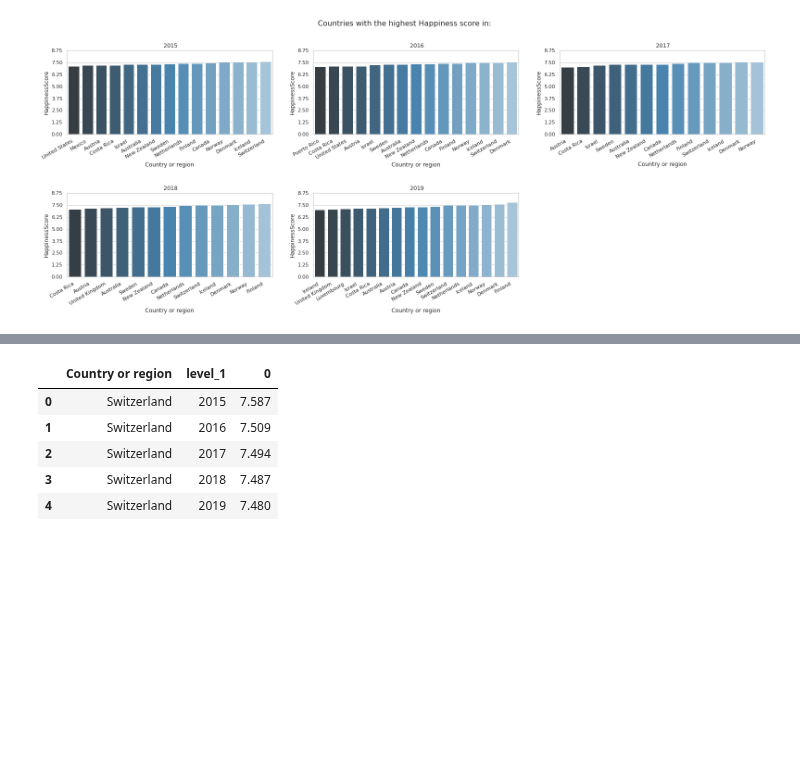
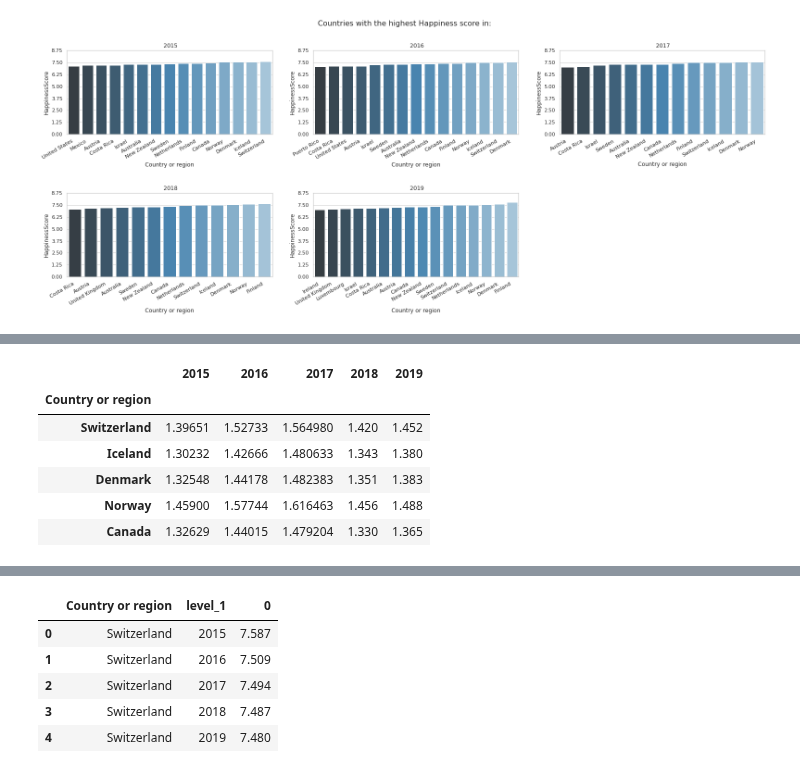
Before and after one commit to ArminD93/WorldHappinessReport, a Jupyter notebook: WorldHappinessReport_podsumowanie.ipynb, the cells around one changed output, grey strips where cells are left out. Saved outputs shown, nothing was run; the diff lists cells and outputs as text; code cells hidden in the pictures; blank space fills up the shorter version.

```diff
--- a/WorldHappinessReport_podsumowanie.ipynb
+++ b/WorldHappinessReport_podsumowanie.ipynb
@@ -298,0 +266,40 @@ happinessAllYears.shape
+# %%
+economy_report2015 = create_report_for_one_feature(report2015, 'Country or region', 'Economy')
+economy_report2016 = create_report_for_one_feature(report2016, 'Country or region', 'Economy')
+economy_report2017 = create_report_for_one_feature(report2017, 'Country or region', 'Economy')
+economy_report2018 = create_report_for_one_feature(report2018, 'Country or region', 'Economy')
+economy_report2019 = create_report_for_one_feature(report2019, 'Country or region', 'Economy')
+
+economy_AllYears = create_ALLYears_report(economy_report2015, economy_report2016, economy_report2017, economy_report2018, economy_report2019, merge_on='Country or region')
+
+healthy_report2015 = create_report_for_one_feature(report2015, 'Country or region', 'Healthy_life_expectancy')
+healthy_report2016 = create_report_for_one_feature(report2016, 'Country or region', 'Healthy_life_expectancy')
+healthy_report2017 = create_report_for_one_feature(report2017, 'Country or region', 'Healthy_life_expectancy')
+healthy_report2018 = create_report_for_one_feature(report2018, 'Country or region', 'Healthy_life_expectancy')
+healthy_report2019 = create_report_for_one_feature(report2019, 'Country or region', 'Healthy_life_expectancy')
+
+healthy_AllYears = create_ALLYears_report(healthy_report2015, healthy_report2016, healthy_report2017, healthy_report2018, healthy_report2019, merge_on='Country or region')
+
+social_support_report2015 = create_report_for_one_feature(report2015, 'Country or region', 'Social_support')
+social_support_report2016 = create_report_for_one_feature(report2016, 'Country or region', 'Social_support')
+social_support_report2017 = create_report_for_one_feature(report2017, 'Country or region', 'Social_support')
+social_support_report2018 = create_report_for_one_feature(report2018, 'Country or region', 'Social_support')
+social_support_report2019 = create_report_for_one_feature(report2019, 'Country or region', 'Social_support')
+
+social_support_AllYears = create_ALLYears_report(social_support_report2015, social_support_report2016, social_support_report2017, social_support_report2018, social_support_report2019, merge_on='Country or region')
+
+Years_list = ['2015', '2016', '2017', '2018', '2019']
+
+happy_newCol_dict          = dict( zip( happy_AllYears.columns,            Years_list          ) )
+economy_newCol_dict        = dict( zip( economy_AllYears.columns,          Years_list          ) )
+healthy_newCol_dict        = dict( zip( healthy_AllYears.columns,          Years_list          ) )
+social_support_newCol_dict = dict( zip( social_support_AllYears.columns,   Years_list          ) )
+
+happy_AllYears             = rename_columns( happy_AllYears,          happy_newCol_dict          )
+economy_AllYears           = rename_columns( economy_AllYears,        economy_newCol_dict        )
+
+healthy_AllYears           = rename_columns( healthy_AllYears,        healthy_newCol_dict        )
+social_support_AllYears    = rename_columns( social_support_AllYears, social_support_newCol_dict )
+
+
+happy_AllYears.head()
@@ -298,0 +314,10 @@ happinessAllYears.shape
+# %%
+economy_AllYears.head()
+# %% [output]
+|  | 2015 | 2016 | 2017 | 2018 | 2019 |
+| Country or region |  |  |  |  |  |
+| Switzerland | 1.39651 | 1.52733 | 1.564980 | 1.420 | 1.452 |
+| Iceland | 1.30232 | 1.42666 | 1.480633 | 1.343 | 1.380 |
+| Denmark | 1.32548 | 1.44178 | 1.482383 | 1.351 | 1.383 |
+| Norway | 1.45900 | 1.57744 | 1.616463 | 1.456 | 1.488 |
+| Canada | 1.32629 | 1.44015 | 1.479204 | 1.330 | 1.365 |
```
Also changed, not shown: parts of 28 cells of this notebook.
